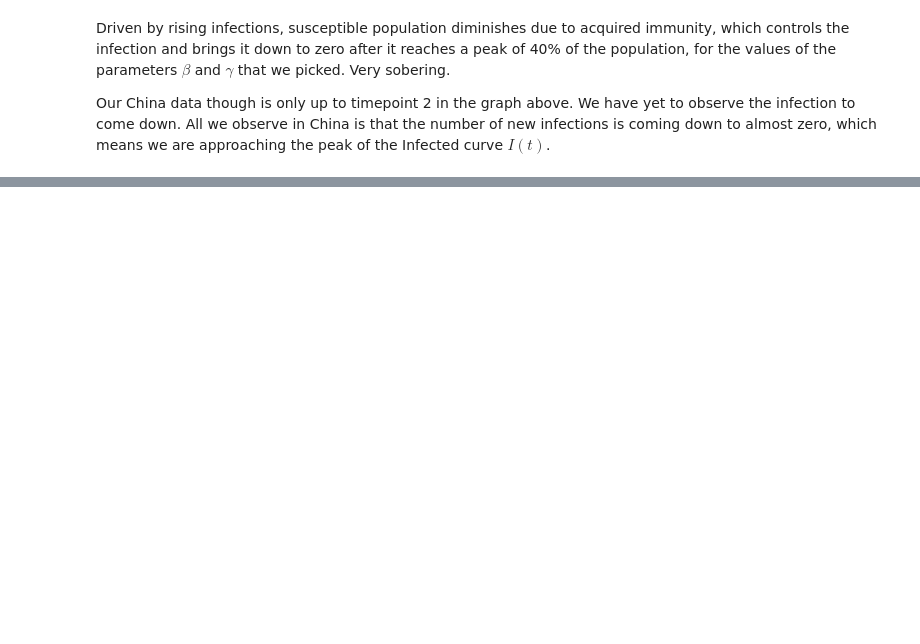
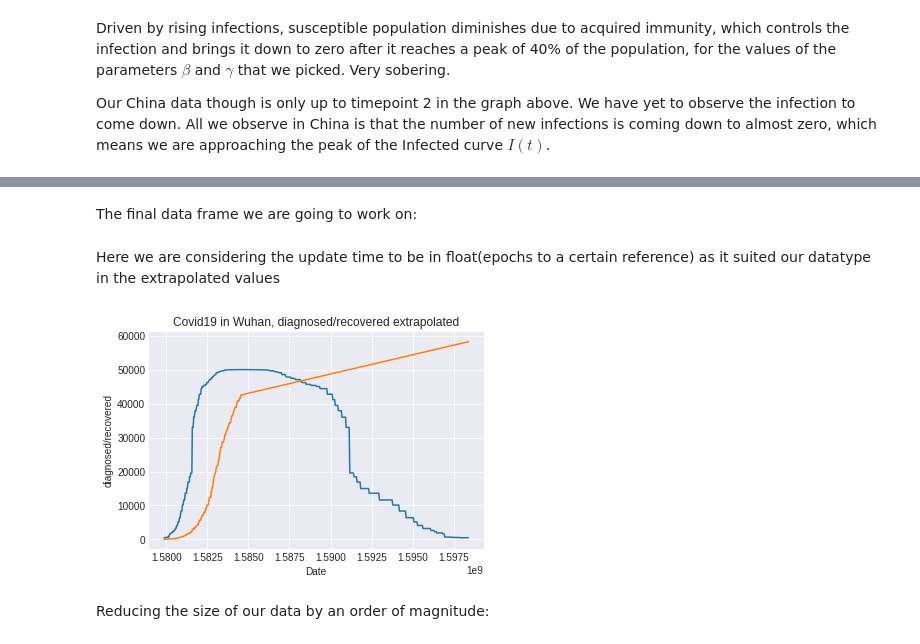
Before and after one commit to adharangaonkar/COVID19_DataModel, a Jupyter notebook: COVID19_R0.ipynb, the cells around one changed output, grey strips where cells are left out. Cells and saved outputs as stored; diff of their text form; code cells hidden in the pictures; blank space fills up the shorter version.

```diff
--- a/COVID19_R0.ipynb
+++ b/COVID19_R0.ipynb
@@ -481,0 +700,3 @@ Our China data though is only up to timepoint 2 in the graph above. We have yet
+# %%
+b =np.concatenate((v_list, vlinear))
+len(b)
@@ -481,0 +737,22 @@ Our China data though is only up to timepoint 2 in the graph above. We have yet
+# %% [markdown]
+The final data frame we are going to work on:
+# %%
+zz= pd.DataFrame({ 'city_recoveredCount':  b,
+                  'city_confirmed': cured_mirror ,
+                  'updateTime': a})
+# %%
+zz = zz.set_index('updateTime')
+# %% [markdown]
+Here we are considering the update time to be in float(epochs to a certain reference) as it suited our datatype in the extrapolated values
+# %%
+plt.plot(zz.city_confirmed)
+plt.plot(zz.city_recoveredCount)
+
+plt.title('Covid19 in Wuhan, diagnosed/recovered extrapolated')
+plt.ylabel('diagnosed/recovered')
+plt.xlabel('Date')
+plt.grid(True)
+# %% [output]
+[figure, added]
+# %% [markdown]
+Reducing the size of our data by an order of magnitude:
```
Also changed, not shown: parts of 67 cells of this notebook.
